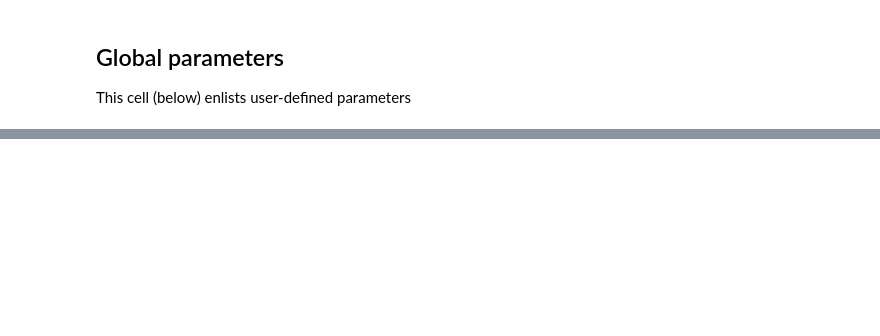
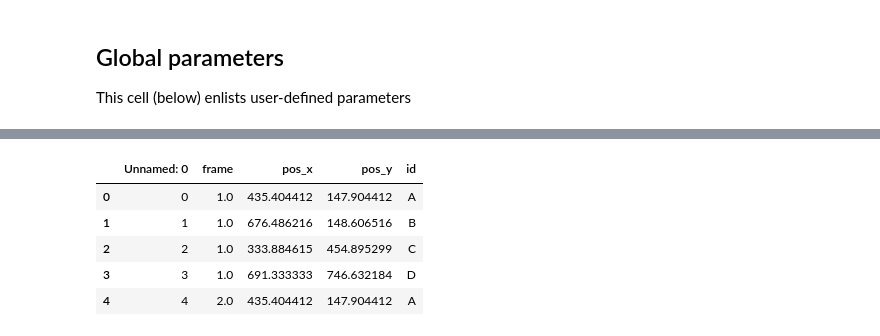
Before and after one commit to vivekhsridhar/tracktor, a Jupyter notebook: examples/toxtrac_videos/Ants.ipynb, the cells around one changed output, grey strips where cells are left out. Cells and saved outputs as stored; diff of their text form; code cells hidden in the pictures; blank space fills up the shorter version.

```diff
--- a/examples/toxtrac_videos/Ants.ipynb
+++ b/examples/toxtrac_videos/Ants.ipynb
@@ -115,0 +124,10 @@ final.shape
+# %%
+df = pd.read_csv(output_filepath)
+df.head()
+# %% [output]
+|  | Unnamed: 0 | frame | pos_x | pos_y | id |
+| 0 | 0 | 1.0 | 435.404412 | 147.904412 | A |
+| 1 | 1 | 1.0 | 676.486216 | 148.606516 | B |
+| 2 | 2 | 1.0 | 333.884615 | 454.895299 | C |
+| 3 | 3 | 1.0 | 691.333333 | 746.632184 | D |
+| 4 | 4 | 2.0 | 435.404412 | 147.904412 | A |
```
Also changed, not shown: parts of 5 cells of this notebook.
